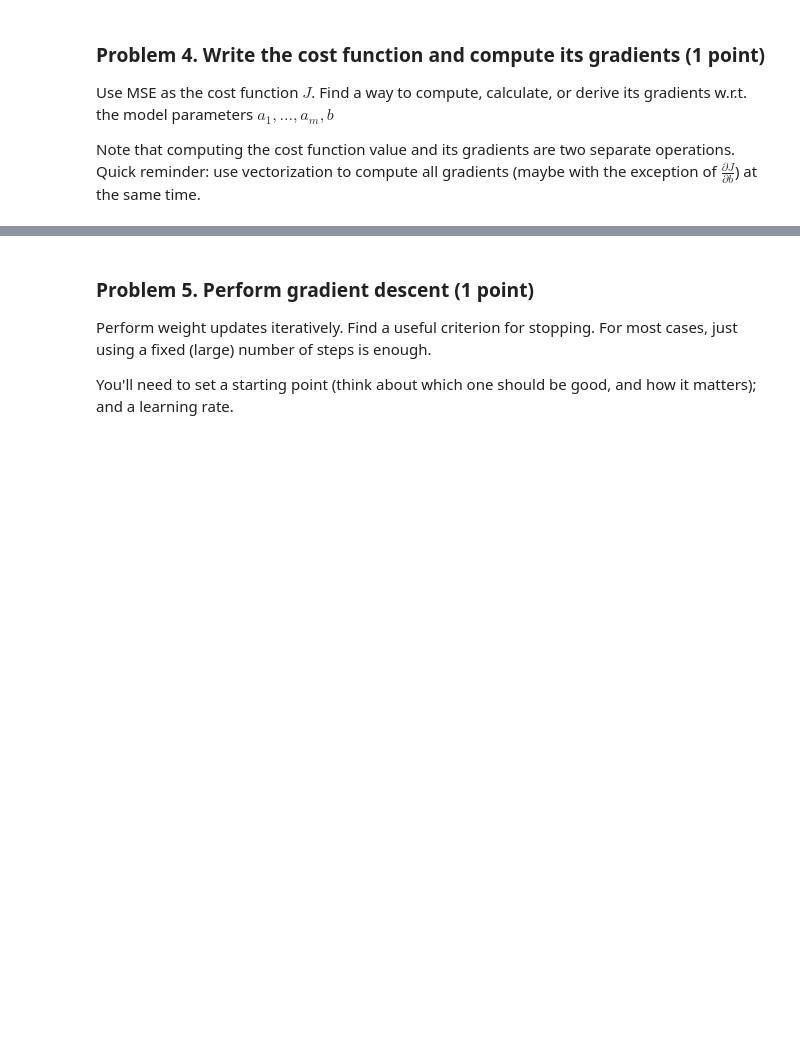
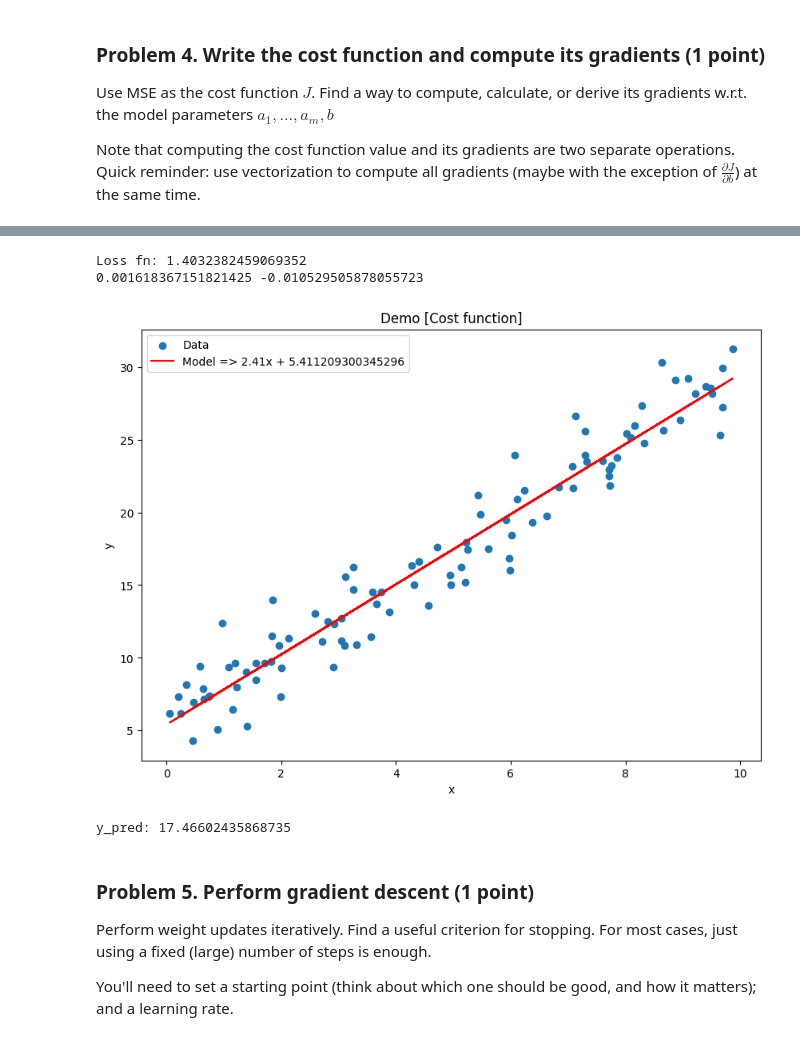
Before and after one commit to plamensve/Data_Science_Upskill_Softuni, a Jupyter notebook: 08_regression_models/Regression Models Lab.ipynb, the cells around one changed output, grey strips where cells are left out. Cells and saved outputs as stored; diff of their text form; code cells hidden in the pictures; blank space fills up the shorter version.

```diff
--- a/08_regression_models/Regression Models Lab.ipynb
+++ b/08_regression_models/Regression Models Lab.ipynb
@@ -394,0 +311,16 @@ MAE: 10.96657983870142
+# %%
+a_guess, b_guess = 0, 0
+learning_rate = 0.01
+len_data_cost = len(data_cost)
+
+for _ in range(1000):
+    predictions = a_guess * data_cost.x + b_guess
+    print(f"Loss fn: {np.mean((predictions - data_cost.y) ** 2)}")
+
+    differences = data_cost.y - predictions
+    a_gradient = -2 / len_data_cost * np.sum(data_cost.x * differences)
+    b_gradient = -2 / len_data_cost * np.sum(differences)
+
+    a_guess = a_guess - learning_rate * a_gradient
+    b_guess = b_guess - learning_rate * b_gradient
+    print(f"Gradient_a: {a_guess}, Gradient_b: {b_guess}\n{'---' * 10}")
@@ -395,3 +345,17 @@ MAE: 10.96657983870142
+# %%
+#Using the last minimum result for coef. [a] and coef. [b]
+display_cost_function(data_cost, a_guess, b_guess)
+# %% [output]
+Loss fn: 1.4032382459069352
+0.001618367151821425 -0.010529505878055723
+[figure, added]
+# %%
+# If we add a new value for x, we can predict y
+x_new = 5
+y_pred = a_guess * x_new + b_guess
+print(f"y_pred: {y_pred}")
+# %% [output]
+y_pred: 17.46602435868735
 # %% [markdown]
 ### Problem 5. Perform gradient descent (1 point)
 Perform weight updates iteratively. Find a useful criterion for stopping. For most cases, just using a fixed (large) number of steps is enough.
```
Also changed, not shown: parts of 22 cells of this notebook, 1 other file.
